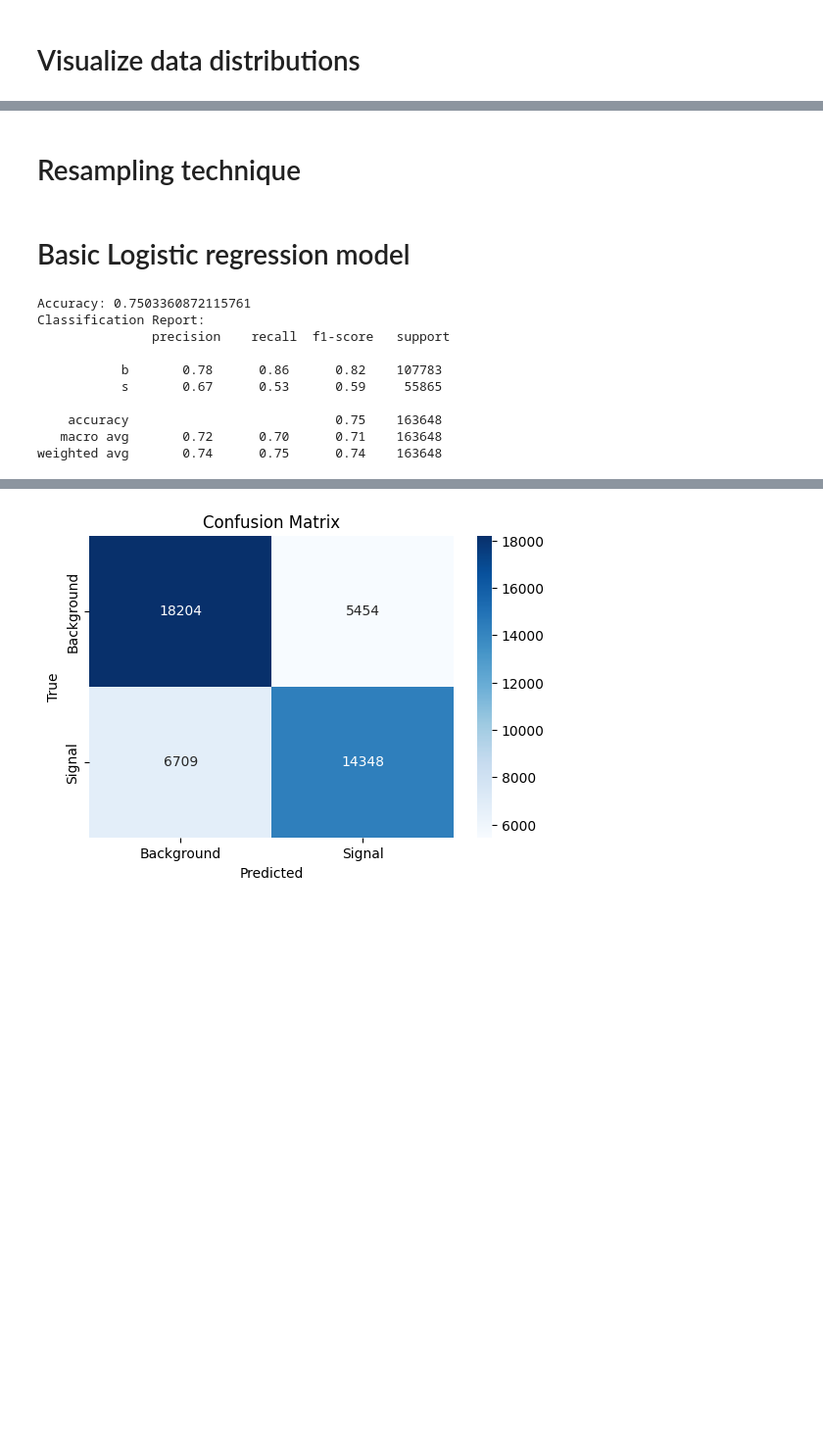
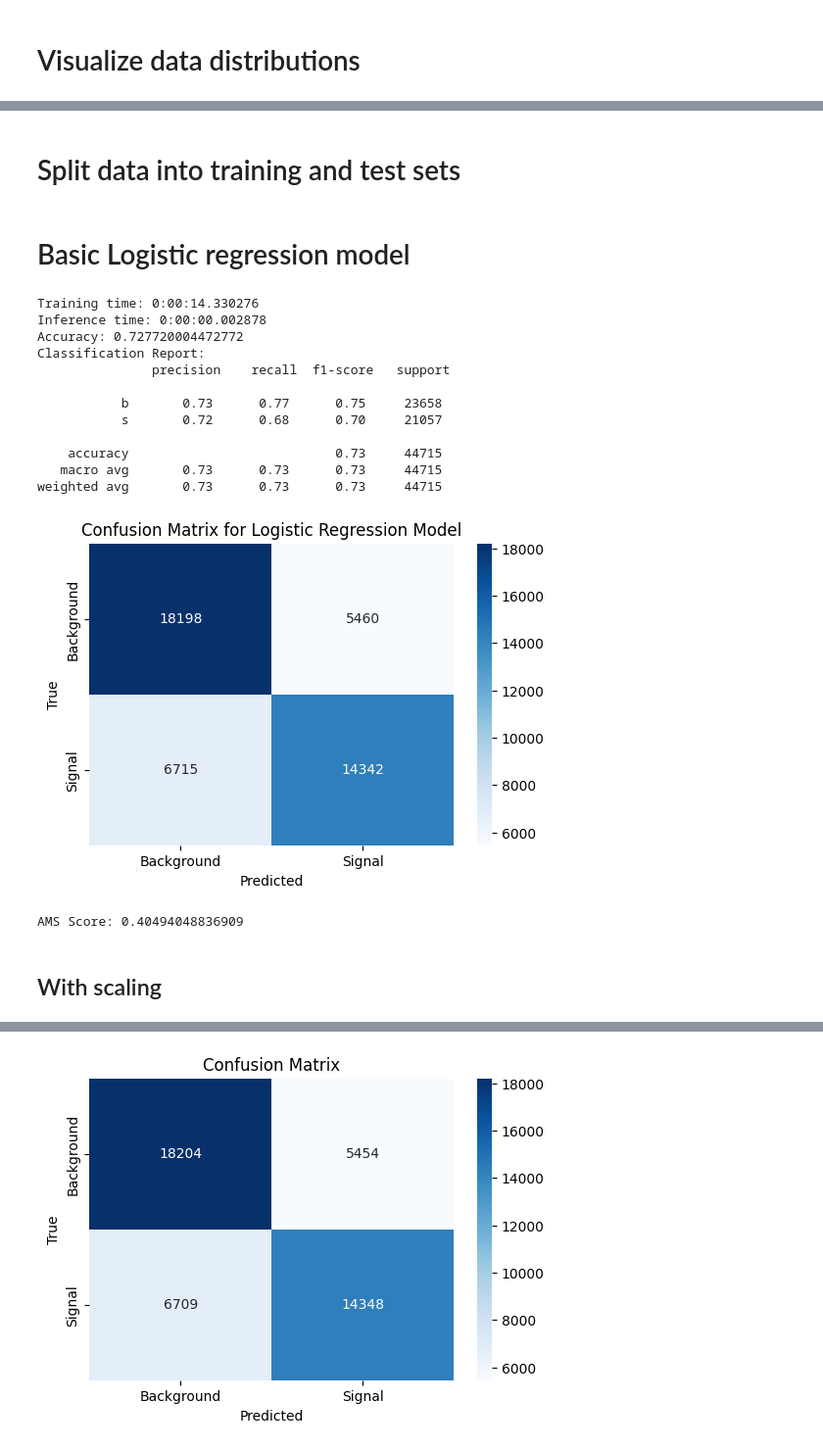
Before and after one commit to AimbotParce/MDS-AML-HiggsBosonATLAS, a Jupyter notebook: notebooks/Practical_work1.ipynb, the cells around one changed output, grey strips where cells are left out. Shown at 98% size. Cells and saved outputs as stored; diff of their text form; code cells hidden in the pictures; blank space fills up the shorter version.

Commit message:
Clean practical work

```diff
--- a/notebooks/Practical_work1.ipynb
+++ b/notebooks/Practical_work1.ipynb
@@ -104,11 +109,12 @@ plt.show()
 # %% [markdown]
-# Resampling technique
+# Split data into training and test sets
 # %%
-# Split into traning and test sets on all data
-data_split = data.drop(["Weight"], axis=1)
-label = data[["Label"]]
-# Drop labels from X
-data_split = data_split.drop(["Label"], axis=1)
-X_train, X_test, y_train, y_test = train_test_split(data_split, label, test_size=0.2, random_state=42)
-y_train = y_train["Label"]
-y_test = y_test["Label"]
+# Drop rows with any missing values
+data_clean = data.dropna()
+data_train, data_test = train_test_split(data_clean, test_size=0.2, random_state=42)
+weights_train = data_train["Weight"]
+weights_test = data_test["Weight"]
+X_train = data_train.drop(["Weight", "Label"], axis=1)
+X_test = data_test.drop(["Weight", "Label"], axis=1)
+y_train = data_train["Label"]
+y_test = data_test["Label"]
@@ -120,22 +122,52 @@ X_test_scaled = scaler.transform(X_test)
 # Basic Logistic regression model
 # %%
 # Train a logistic regression model on the training set and evaluate on the test set
-model = LogisticRegression()
-model.fit(X_train_scaled, y_train)
+model = LogisticRegression(max_iter=10000)  # We need more iterations to converge
+time_start = time.monotonic()
+model.fit(X_train, y_train)
+train_end = time.monotonic()
+print(f"Training time: {str(datetime.timedelta(seconds=train_end - time_start))}")
 
-y_pred = model.predict(X_test_scaled)
+y_pred = model.predict(X_test)
+test_end = time.monotonic()
+print(f"Inference time: {str(datetime.timedelta(seconds=test_end - train_end))}")
+
 
 print("Accuracy:", accuracy_score(y_test, y_pred))
 print("Classification Report:\n", classification_report(y_test, y_pred))
 # %% [output]
-Accuracy: 0.7503360872115761
+Training time: 0:00:14.330276
+Inference time: 0:00:00.002878
+Accuracy: 0.727720004472772
 Classification Report:
                precision    recall  f1-score   support
 
-           b       0.78      0.86      0.82    107783
-           s       0.67      0.53      0.59     55865
+           b       0.73      0.77      0.75     23658
+           s       0.72      0.68      0.70     21057
 
-    accuracy                           0.75    163648
-   macro avg       0.72      0.70      0.71    163648
-weighted avg       0.74      0.75      0.74    163648
+    accuracy                           0.73     44715
+   macro avg       0.73      0.73      0.73     44715
+weighted avg       0.73      0.73      0.73     44715
+# %%
+# Make confusion matrix
+cm = confusion_matrix(y_test, y_pred)
+true_positives = cm[1, 1]
+false_positives = cm[0, 1]
+plt.figure(figsize=(6, 4))
+sns.heatmap(
+    cm, annot=True, fmt="d", cmap="Blues", xticklabels=["Background", "Signal"], yticklabels=["Background", "Signal"]
+)
+plt.xlabel("Predicted")
+plt.ylabel("True")
+plt.title("Confusion Matrix for Logistic Regression Model")
+plt.show()
+# %% [output]
+[figure, added]
+# %%
+ams = ams_score(y_test, y_pred, weights_test)
+print("AMS Score:", ams)
+# %% [output]
+AMS Score: 0.40494048836909
+# %% [markdown]
+## With scaling
 # %%
```
Also changed, not shown: parts of 12 cells of this notebook, 1 other file.
